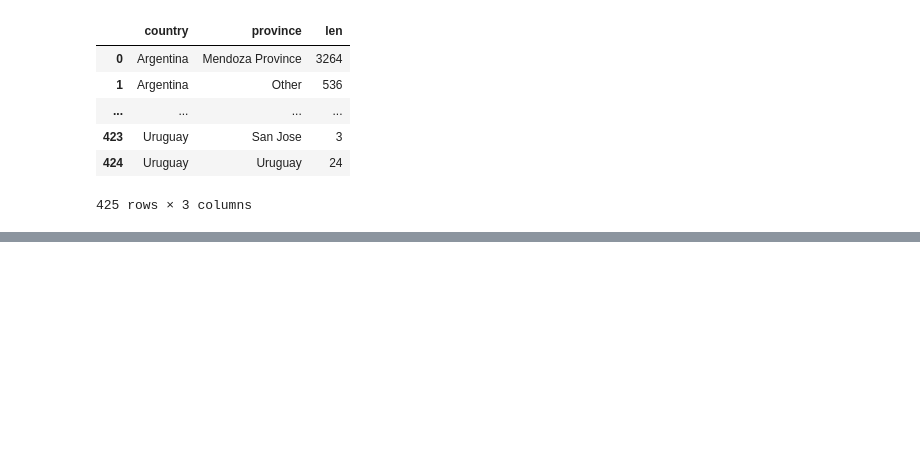
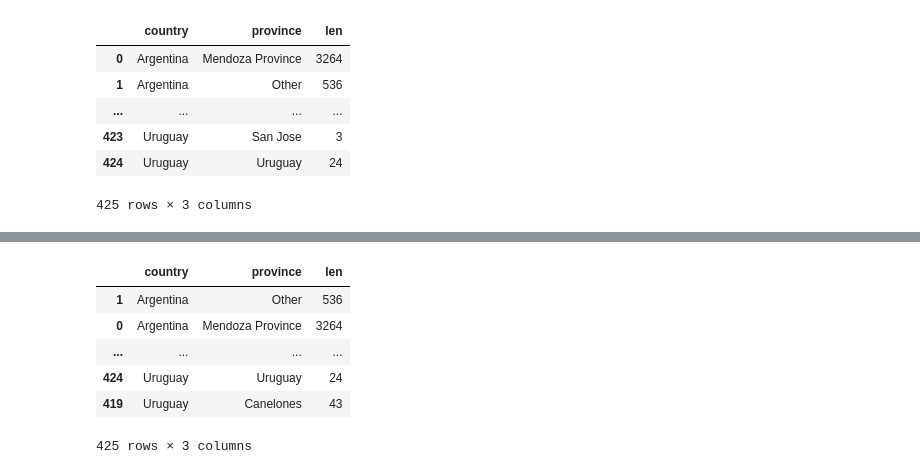
Before and after one commit to GTD2101-ACD-GB-EJ25/03-pandas-ricardo-qm, a Jupyter notebook: 04. GroupSort.ipynb, the cells around one changed output, grey strips where cells are left out. Cells and saved outputs as stored; diff of their text form; code cells hidden in the pictures; blank space fills up the shorter version.

```diff
--- a/04. GroupSort.ipynb
+++ b/04. GroupSort.ipynb
@@ -109,0 +142,10 @@ countries_reviewed.reset_index()
+# %%
+countries_reviewed.sort_values(by=['country', 'len'])
+# %% [output]
+|  | country | province | len |
+| 1 | Argentina | Other | 536 |
+| 0 | Argentina | Mendoza Province | 3264 |
+| ... | ... | ... | ... |
+| 424 | Uruguay | Uruguay | 24 |
+| 419 | Uruguay | Canelones | 43 |
+425 rows × 3 columns
```
Also changed, not shown: parts of 5 cells of this notebook.
